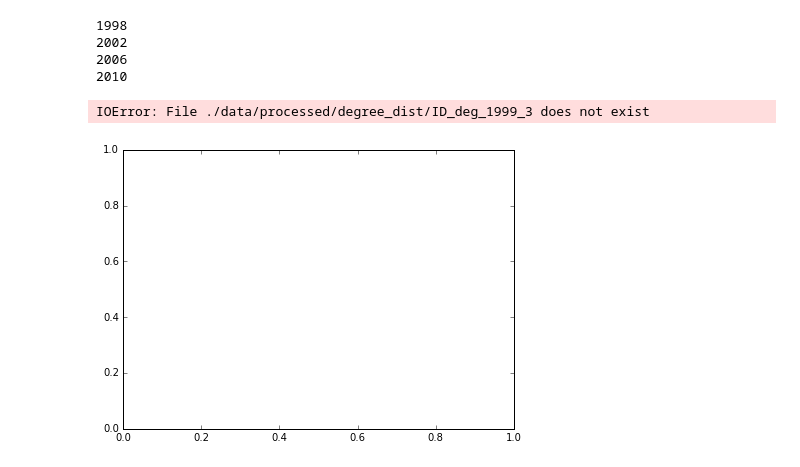
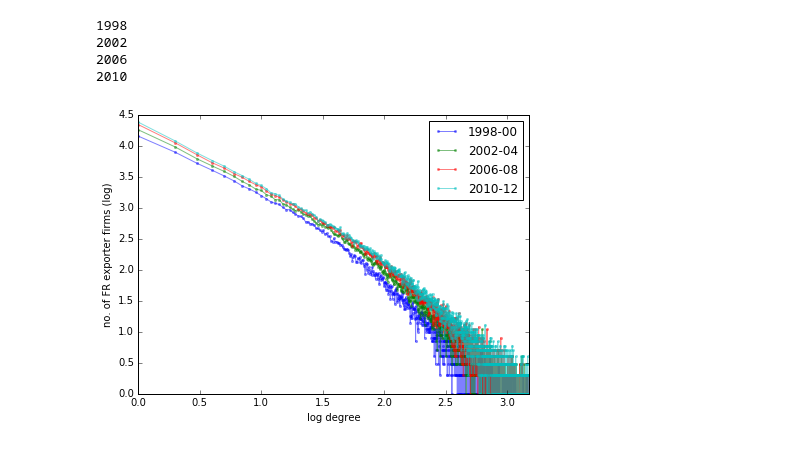
Before and after one commit to matuteiglesias/French_exporters, a Jupyter notebook: notebooks/Deegree distribution.ipynb, the cells around one changed output. Cells and saved outputs as stored; diff of their text form; code cells hidden in the pictures.

```diff
--- a/notebooks/Deegree distribution.ipynb
+++ b/notebooks/Deegree distribution.ipynb
@@ -23,29 +23,28 @@ for y in range(4):
 # %%
 # bins  = np.arange(-0.25, 4.5, 0.02)
 bins = range(1500)
 
 fig, ax = plt.subplots(1, figsize = (7, 5))
 
 # for i in range(3):
 #     window = [1, 3, 5][i]
 
 window = 3
 for y in range(4):
     year = range(1999, 2012, 4)[y]
 
-    df = pd.read_csv('./data/processed/degree_dist/ID_deg_'+str(year)+'_'+str(window))
+    df = pd.read_csv('./../data/processed/degree_dist/ID_deg_'+str(year)+'_'+str(window)+'.csv')
     grouped = df.groupby(pd.cut(df.ID_degree, bins), observed = True)
     log_deg_dist = np.log10(grouped.agg({'ID_degree': ['mean', 'count']})).dropna()
     log_deg_dist.plot(marker = '.', x = ('ID_degree', 'mean'), y = ('ID_degree', 'count'),
                       alpha = .5, mec = 'None', ax = ax)
     ax.set_xlabel('log degree')
     if y == 0: ax.set_ylabel('no. of FR exporter firms (log)')
     ax.legend(['1998-00', '2002-04', '2006-08', '2010-12'])
 
-plt.savefig('./Figures/degree_distribution.png')
+plt.savefig('./../Figures/degree_distribution.png')
 # %% [output]
-IOError: File ./data/processed/degree_dist/ID_deg_1999_3 does not exist
-[figure, old version]
+[figure, new version]
 # %%
 bins  = np.arange(-0.25, 5, 0.02)
 hist = plt.hist(np.log10(df.ID_degree), bins, cumulative = True, normed = True)
```
Also changed, not shown: parts of 2 cells of this notebook, 6 other files.
